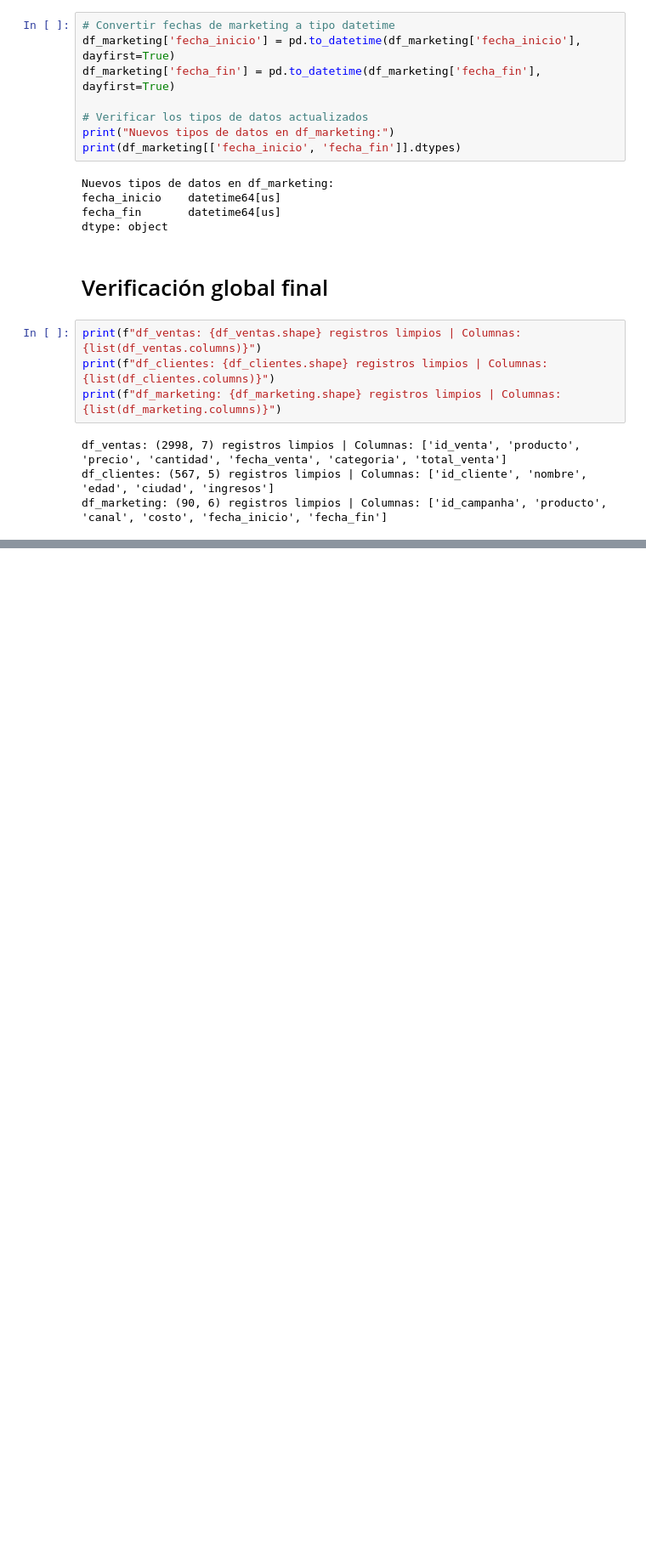
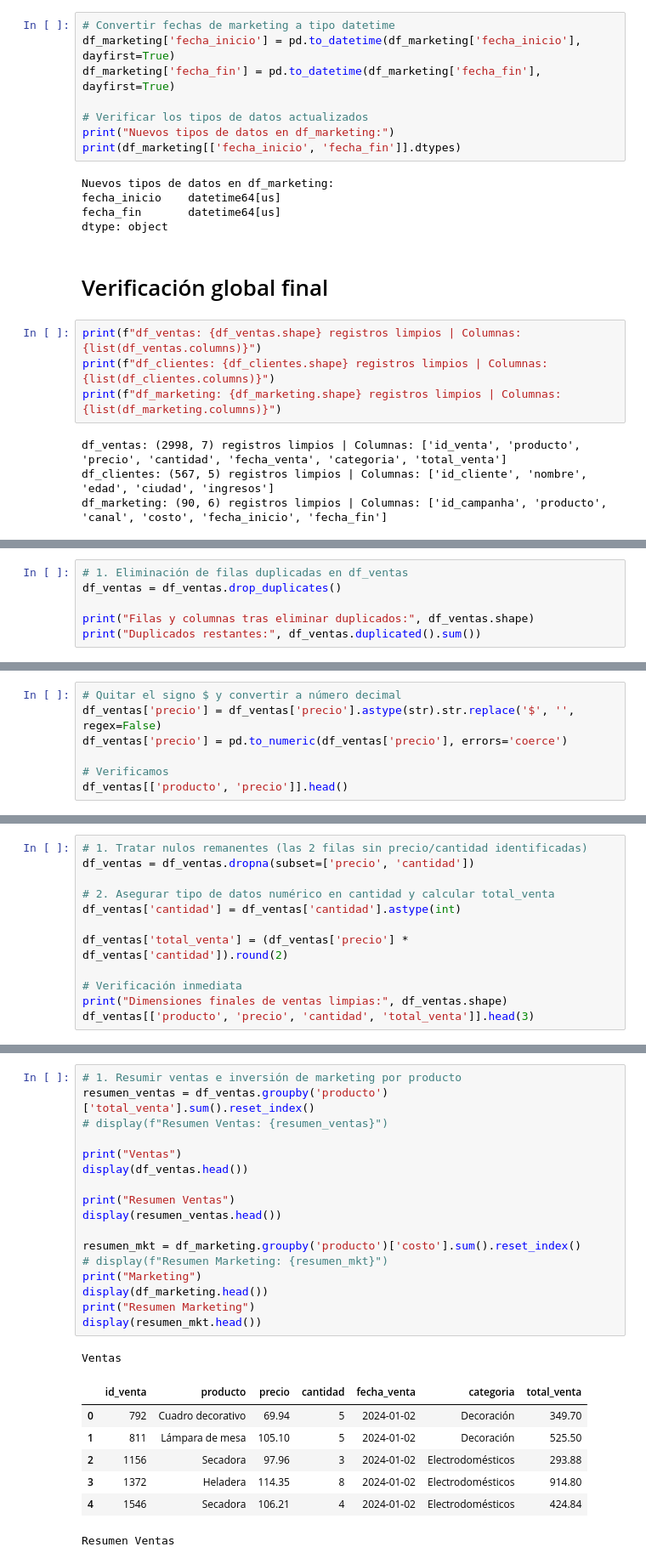
Before and after one commit to 1703xtt/ttvpre1, a Jupyter notebook: preentrega_1.ipynb, the cells around one changed output, grey strips where cells are left out. Shown at 85% size. Drawn from its saved outputs; the diff is of its cells as text; blank space fills up the shorter version.

```diff
--- a/preentrega_1.ipynb
+++ b/preentrega_1.ipynb
@@ -610,0 +618,6 @@ df_marketing: (90, 6) registros limpios | Columnas: ['id_campanha', 'producto',
+# %%
+# 1. Eliminación de filas duplicadas en df_ventas
+df_ventas = df_ventas.drop_duplicates()
+
+print("Filas y columnas tras eliminar duplicados:", df_ventas.shape)
+print("Duplicados restantes:", df_ventas.duplicated().sum())
@@ -610,0 +627,7 @@ df_marketing: (90, 6) registros limpios | Columnas: ['id_campanha', 'producto',
+# %%
+# Quitar el signo $ y convertir a número decimal
+df_ventas['precio'] = df_ventas['precio'].astype(str).str.replace('$', '', regex=False)
+df_ventas['precio'] = pd.to_numeric(df_ventas['precio'], errors='coerce')
+
+# Verificamos
+df_ventas[['producto', 'precio']].head()
@@ -610,0 +641,12 @@ df_marketing: (90, 6) registros limpios | Columnas: ['id_campanha', 'producto',
+# %%
+# 1. Tratar nulos remanentes (las 2 filas sin precio/cantidad identificadas)
+df_ventas = df_ventas.dropna(subset=['precio', 'cantidad'])
+
+# 2. Asegurar tipo de datos numérico en cantidad y calcular total_venta
+df_ventas['cantidad'] = df_ventas['cantidad'].astype(int)
+
+df_ventas['total_venta'] = (df_ventas['precio'] * df_ventas['cantidad']).round(2)
+
+# Verificación inmediata
+print("Dimensiones finales de ventas limpias:", df_ventas.shape)
+df_ventas[['producto', 'precio', 'cantidad', 'total_venta']].head(3)
@@ -610,0 +711,26 @@ df_marketing: (90, 6) registros limpios | Columnas: ['id_campanha', 'producto',
+# %%
+# 1. Resumir ventas e inversión de marketing por producto
+resumen_ventas = df_ventas.groupby('producto')['total_venta'].sum().reset_index()
+# display(f"Resumen Ventas: {resumen_ventas}")
+
+print("Ventas")
+display(df_ventas.head())
+
+print("Resumen Ventas")
+display(resumen_ventas.head())
+
+resumen_mkt = df_marketing.groupby('producto')['costo'].sum().reset_index()
+# display(f"Resumen Marketing: {resumen_mkt}")
+print("Marketing")
+display(df_marketing.head())
+print("Resumen Marketing")
+display(resumen_mkt.head())
+# %% [output]
+Ventas
+|  | id_venta | producto | precio | cantidad | fecha_venta | categoria | total_venta |
+| 0 | 792 | Cuadro decorativo | 69.94 | 5 | 2024-01-02 | Decoración | 349.70 |
+| 1 | 811 | Lámpara de mesa | 105.10 | 5 | 2024-01-02 | Decoración | 525.50 |
+| 2 | 1156 | Secadora | 97.96 | 3 | 2024-01-02 | Electrodomésticos | 293.88 |
+| 3 | 1372 | Heladera | 114.35 | 8 | 2024-01-02 | Electrodomésticos | 914.80 |
+| 4 | 1546 | Secadora | 106.21 | 4 | 2024-01-02 | Electrodomésticos | 424.84 |
+Resumen Ventas
```
Also changed, not shown: parts of 33 cells of this notebook, 1 other file.
